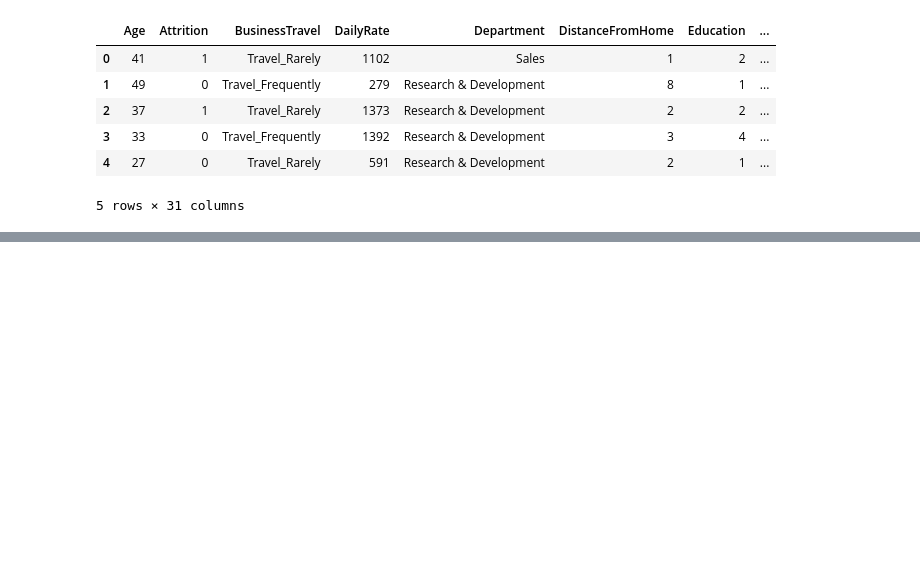
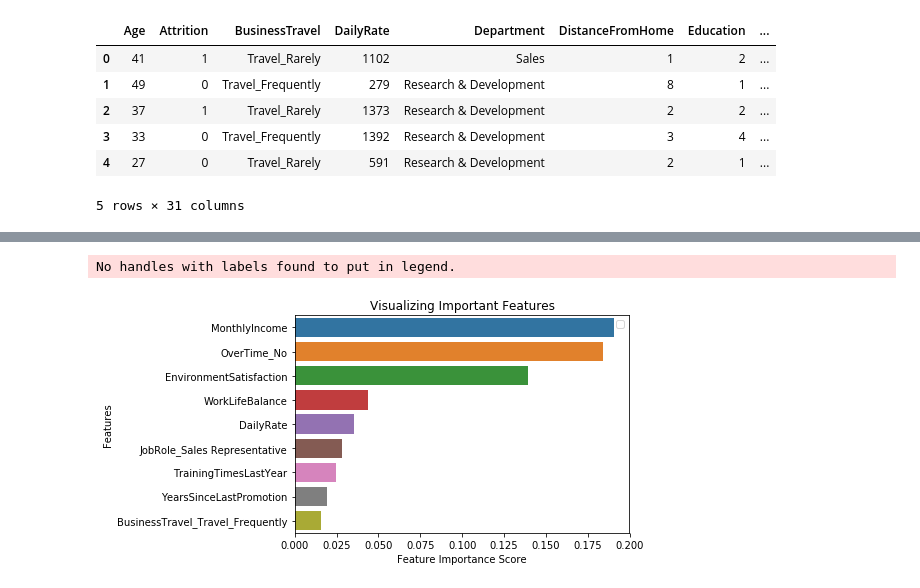
Before and after one commit to shreayan98c/IBM-HR-Analytics, a Jupyter notebook: Classification.ipynb, the cells around one changed output, grey strips where cells are left out. Cells and saved outputs as stored; diff of their text form; code cells hidden in the pictures; blank space fills up the shorter version.

```diff
--- a/Classification.ipynb
+++ b/Classification.ipynb
@@ -226,0 +377,15 @@ data.head()
+# %%
+# Finding the variable with more importance
+feature_importance = pd.DataFrame([X_train.columns, clf.tree_.compute_feature_importances()])
+feature_importance = feature_importance.T.sort_values(by = 1,ascending=False)[1:10]
+# %%
+sns.barplot(x=feature_importance[1], y=feature_importance[0])
+# Add labels to the graph
+plt.xlabel('Feature Importance Score')
+plt.ylabel('Features')
+plt.title("Visualizing Important Features")
+plt.legend()
+plt.show()
+# %% [output]
+No handles with labels found to put in legend.
+[figure, added]
```
Also changed, not shown: parts of 37 cells of this notebook.
